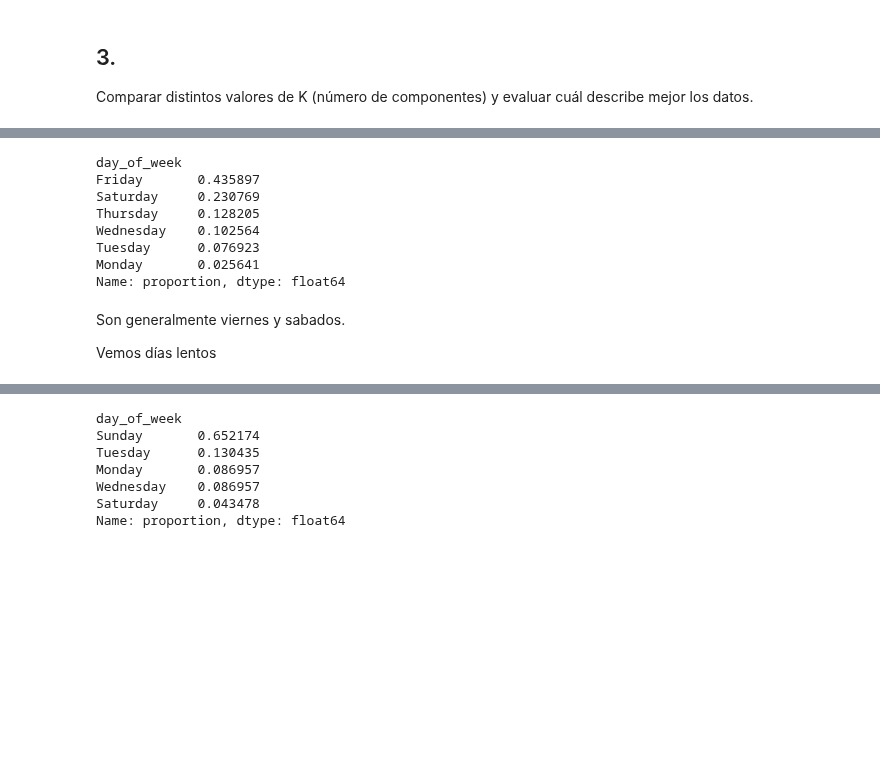
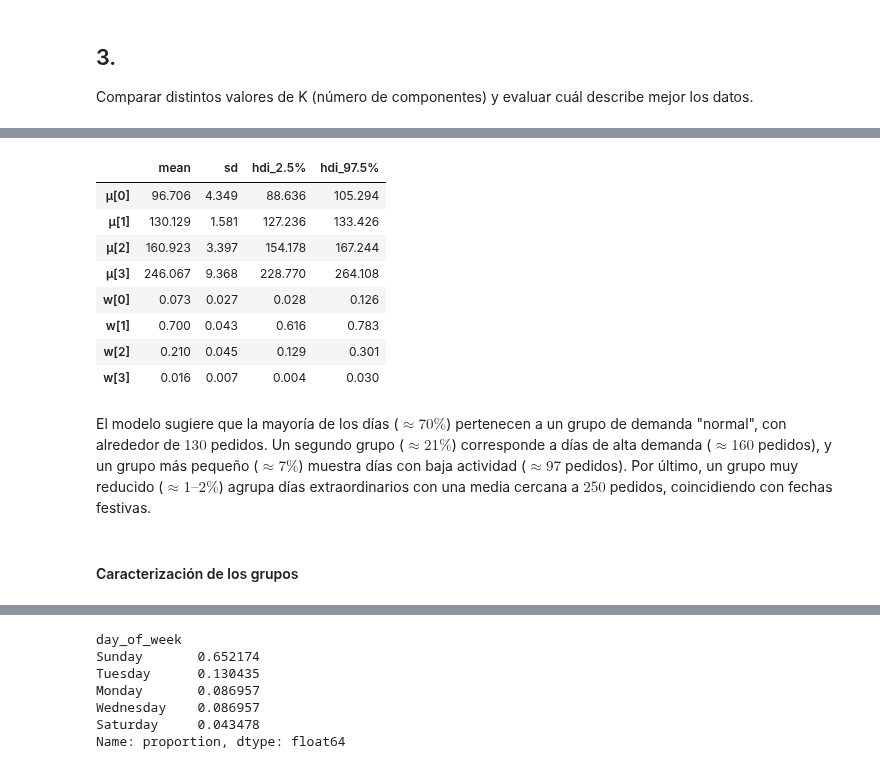
Before and after one commit to nazarenomm/Grupo4-TPI-EeI2, a Jupyter notebook: Parte2/parte_2_v3.ipynb, the cells around one changed output, grey strips where cells are left out. Cells and saved outputs as stored; diff of their text form; code cells hidden in the pictures; blank space fills up the shorter version.

```diff
--- a/Parte2/parte_2_v3.ipynb
+++ b/Parte2/parte_2_v3.ipynb
@@ -348,0 +275,2 @@ Vemos otros días
+# %%
+idata_k4 = idatas[2]
@@ -349,17 +285,20 @@ Vemos otros días
+# %%
+az.summary(idata_k4, hdi_prob=0.95, kind="stats")
+# %% [output]
+|  | mean | sd | hdi_2.5% | hdi_97.5% |
+| μ[0] | 96.706 | 4.349 | 88.636 | 105.294 |
+| μ[1] | 130.129 | 1.581 | 127.236 | 133.426 |
+| μ[2] | 160.923 | 3.397 | 154.178 | 167.244 |
+| μ[3] | 246.067 | 9.368 | 228.770 | 264.108 |
+| w[0] | 0.073 | 0.027 | 0.028 | 0.126 |
+| w[1] | 0.700 | 0.043 | 0.616 | 0.783 |
+| w[2] | 0.210 | 0.045 | 0.129 | 0.301 |
+| w[3] | 0.016 | 0.007 | 0.004 | 0.030 |
+# %% [markdown]
+El modelo sugiere que la mayoría de los días ($\approx 70 \%$) pertenecen a un grupo de demanda "normal", con alrededor de $130$ pedidos.
+Un segundo grupo ($\approx 21 \%$) corresponde a días de alta demanda ($\approx 160$ pedidos), y un grupo más pequeño ($\approx 7 \%$) muestra días con baja actividad ($\approx 97$ pedidos).
+Por último, un grupo muy reducido ($\approx 1–2 \%$) agrupa días extraordinarios con una media cercana a $250$ pedidos, coincidiendo con fechas festivas.
+# %% [markdown]
+#### Caracterización de los grupos
 # %%
 conteo['day_of_week'] = conteo['order_date'].dt.day_name()
-# %%
-conteo.query('n_orders >=154 and n_orders <= 167').day_of_week.value_counts(normalize=True)
-# %% [output]
-day_of_week
-Friday       0.435897
-Saturday     0.230769
-Thursday     0.128205
-Wednesday    0.102564
-Tuesday      0.076923
-Monday       0.025641
-Name: proportion, dtype: float64
-# %% [markdown]
-Son generalmente viernes y sabados.
-
-Vemos días lentos
```
Also changed, not shown: parts of 33 cells of this notebook.
